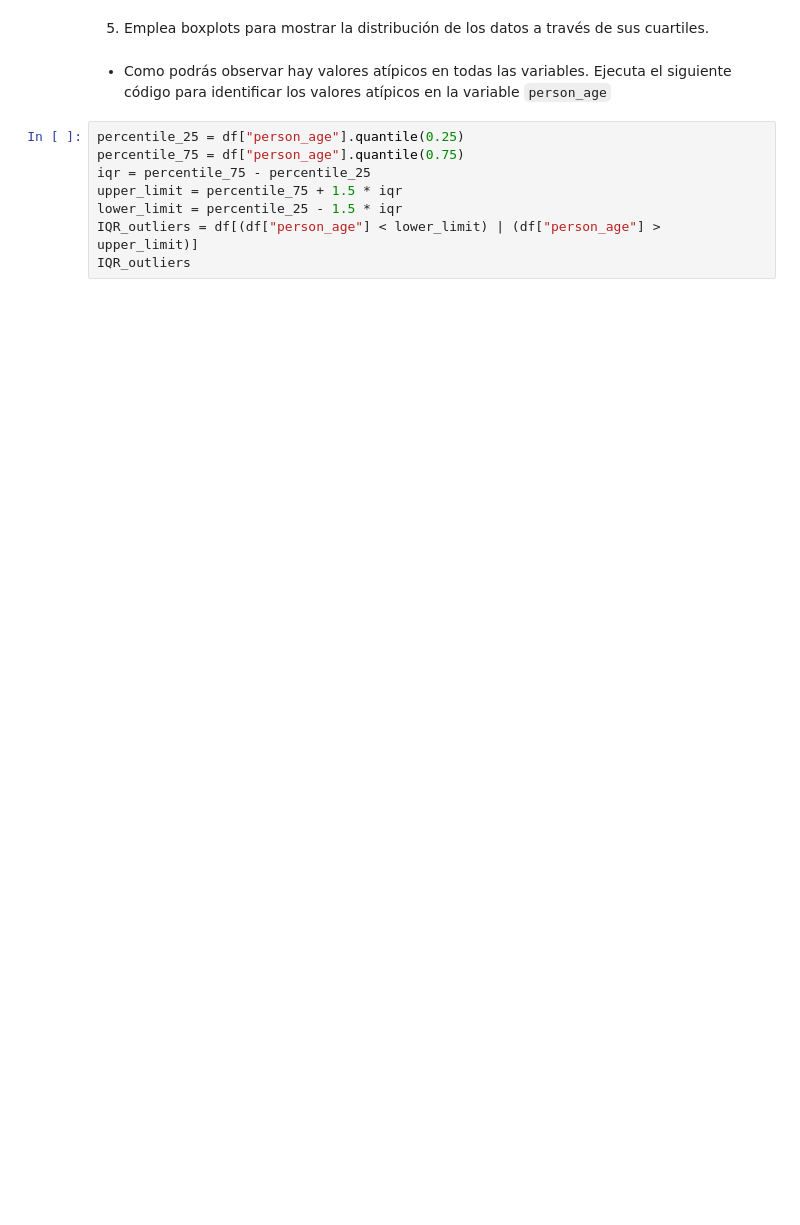
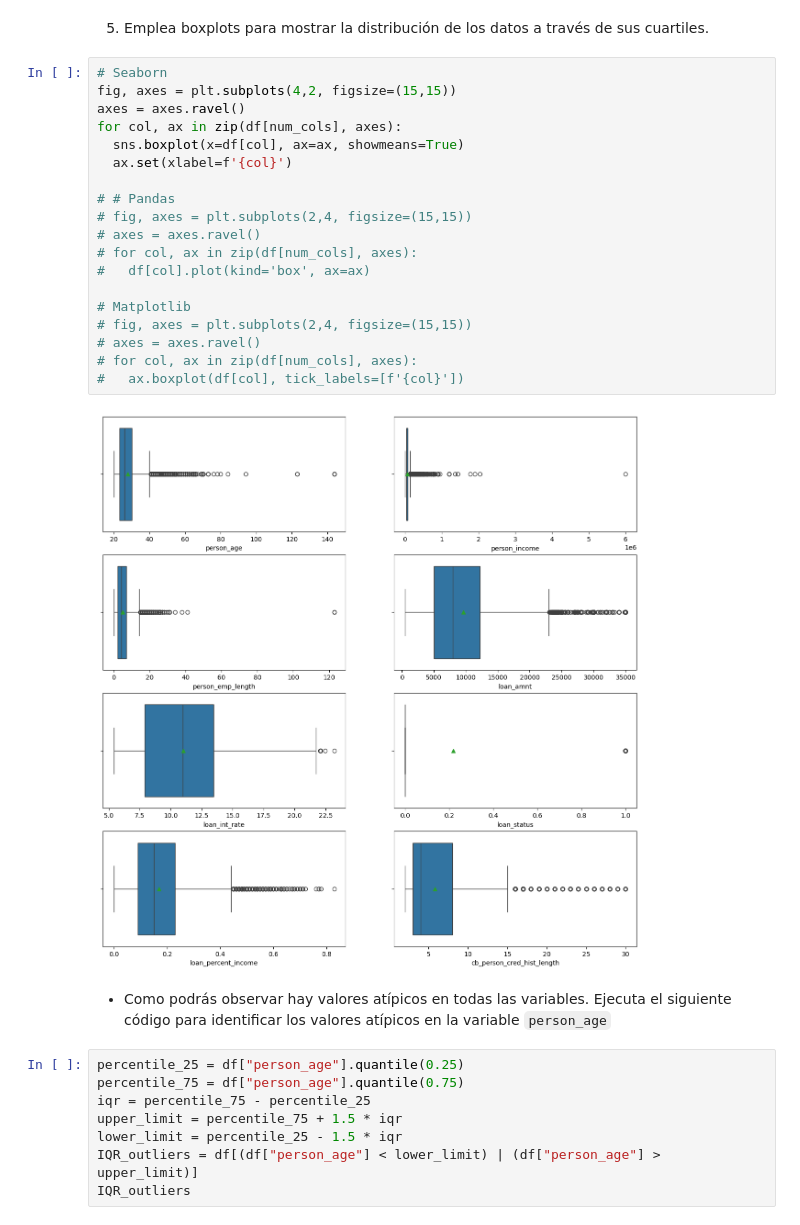
Before and after one commit to ErickCuellar1/DataScience, a Jupyter notebook: Semana 4/Actividad 4/Actividad4EDA.ipynb, the cells around one changed output. Cells and saved outputs as stored; diff of their text form; blank space fills up the shorter version.

```diff
--- a/Semana 4/Actividad 4/Actividad4EDA.ipynb
+++ b/Semana 4/Actividad 4/Actividad4EDA.ipynb
@@ -291,5 +299,26 @@ ax8.hist(df['cb_person_cred_hist_length'])
 # %% [markdown]
 5. Emplea boxplots para mostrar la distribución de los datos a través de sus cuartiles.
+# %%
+# Seaborn
+fig, axes = plt.subplots(4,2, figsize=(15,15))
+axes = axes.ravel()
+for col, ax in zip(df[num_cols], axes):
+  sns.boxplot(x=df[col], ax=ax, showmeans=True)
+  ax.set(xlabel=f'{col}')
+
+# # Pandas
+# fig, axes = plt.subplots(2,4, figsize=(15,15))
+# axes = axes.ravel()
+# for col, ax in zip(df[num_cols], axes):
+#   df[col].plot(kind='box', ax=ax)
+
+# Matplotlib
+# fig, axes = plt.subplots(2,4, figsize=(15,15))
+# axes = axes.ravel()
+# for col, ax in zip(df[num_cols], axes):
+#   ax.boxplot(df[col], tick_labels=[f'{col}'])
+# %% [output]
+[figure, added]
 # %% [markdown]
 *   Como podrás observar hay valores atípicos en todas las variables. Ejecuta el siguiente código para identificar los valores atípicos en la variable `person_age`
 # %%
```
Also changed, not shown: parts of 13 cells of this notebook.
